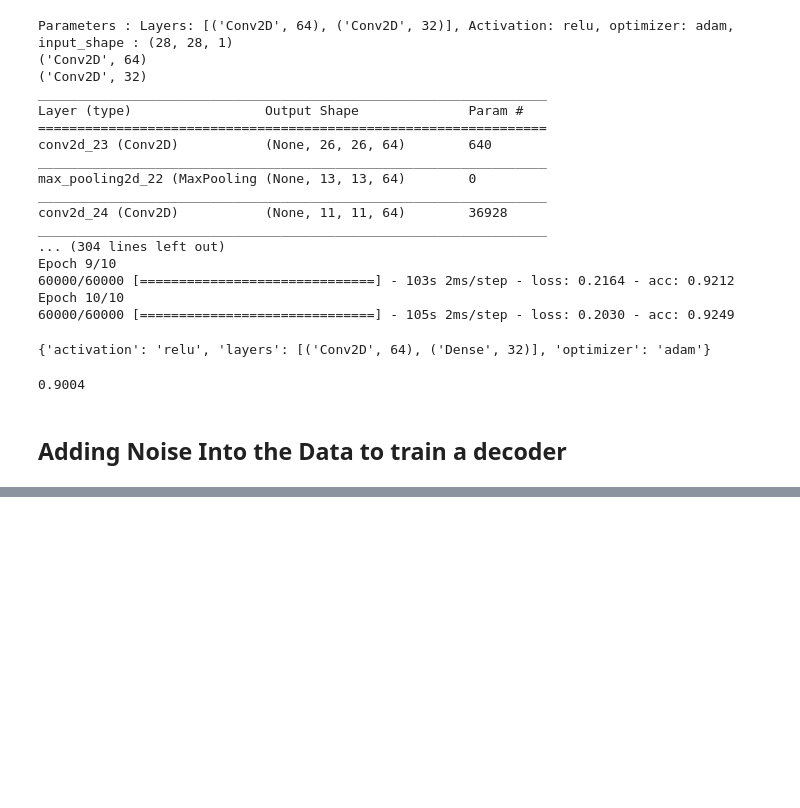
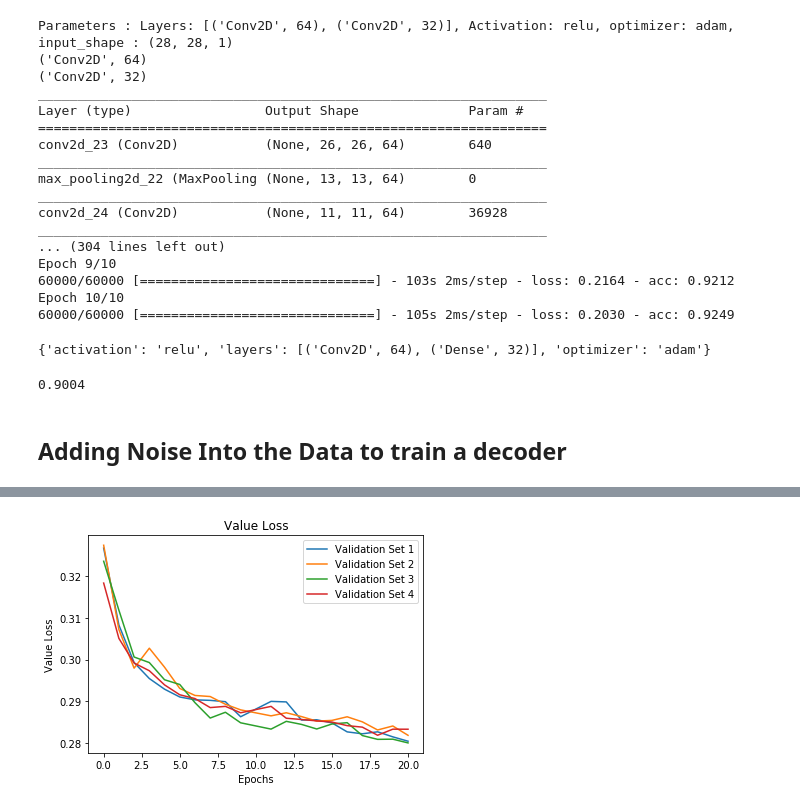
Before and after one commit to shivammehta007/-Workshop-Introduction-to-Web-Development, a Jupyter notebook: Task 2 CNN.ipynb, the cells around one changed output, grey strips where cells are left out. Drawn from its saved outputs; the diff is of its cells as text; code cells hidden in the pictures; blank space fills up the shorter version.

```diff
--- a/Task 2 CNN.ipynb
+++ b/Task 2 CNN.ipynb
@@ -418,3 +452,3 @@ class Decoder:
 # %%
-decoder_accuracy = []
+decoder_history = []
 denoised_images = []
@@ -421,22 +457,16 @@ denoised_images = []
 # %%
 skf = StratifiedKFold(n_splits=4, random_state=None)
+
 # K Fold Split the original Data
 split = skf.split(x_train, y_train)
 
+decoder = Decoder()
 
 for train_index, test_index in split:
-    x_train_fold = x_train[train_index]
-    y_train_fold = y_train[train_index]
-    x_test_fold = x_train[test_index]
-    y_test_fold = y_train[test_index]
-    train_data = DataPreparation(x_train_fold, y_train_fold)
-    train_data.add_noise(0.3)
-    test_data = DataPreparation(x_test_fold, y_test_fold)
-    train_data.add_noise(0.3)
+    train_data, train_data_noisy, test_data, test_data_noisy = get_data_and_noisy_data_from_fold_results(train_index, test_index)
     print('Data After Adding Noise and One Hot Encoded')
     print(train_data.X.shape, train_data.Y.shape)
     print(test_data.X.shape, test_data.Y.shape)
-    decoder = Decoder(x_train_fold, y_train_fold, x_test_fold, y_test_fold)
-    decoder_history.append(decoder.fit())
-    denoised_images.append(decoder.predict(x_test_fold))
+    decoder_history.append(decoder.fit(train_data_noisy.X, train_data.X, test_data_noisy.X, test_data.X ))
+    denoised_images.append(( test_data.Y, decoder.predict(test_data_noisy.X), test_data.X ) )
 # %% [output]
@@ -452,0 +490,15 @@ ValueError: ignored
+# %%
+# Plot Value Loss with each cross validation iteration
+
+x = np.linspace(0, 20, 20)
+x = np.round(x)
+
+for i in range(len(decoder_history)):
+    plt.plot(x,decoder_history[i].history['val_loss'])
+    plt.title('Value Loss')
+    plt.xlabel('Epochs')
+    plt.ylabel('Value Loss')
+    plt.legend(['Validation Set 1', 'Validation Set 2', 'Validation Set 3', 'Validation Set 4'])
+plt.show()
+# %% [output]
+[figure, added]
```
Also changed, not shown: parts of 28 cells of this notebook.
